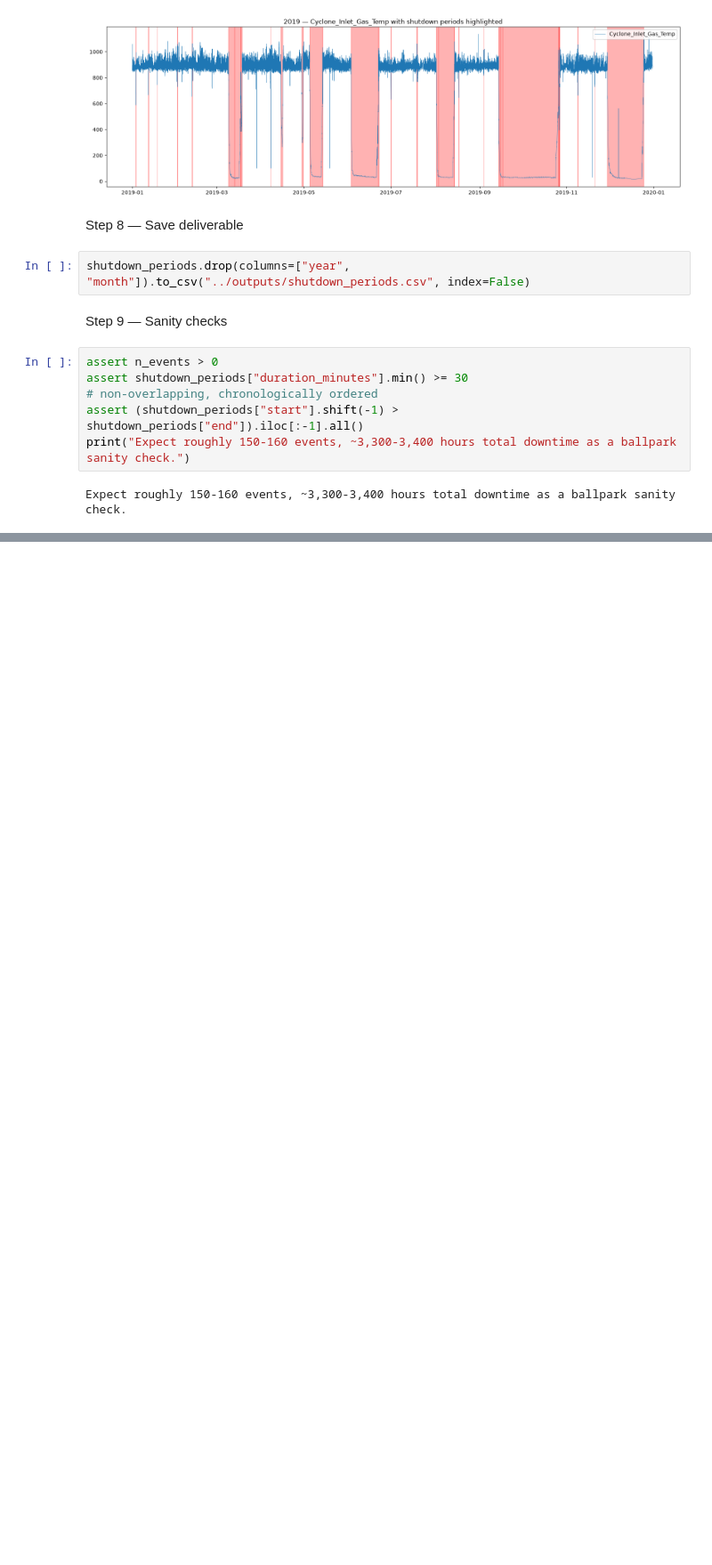
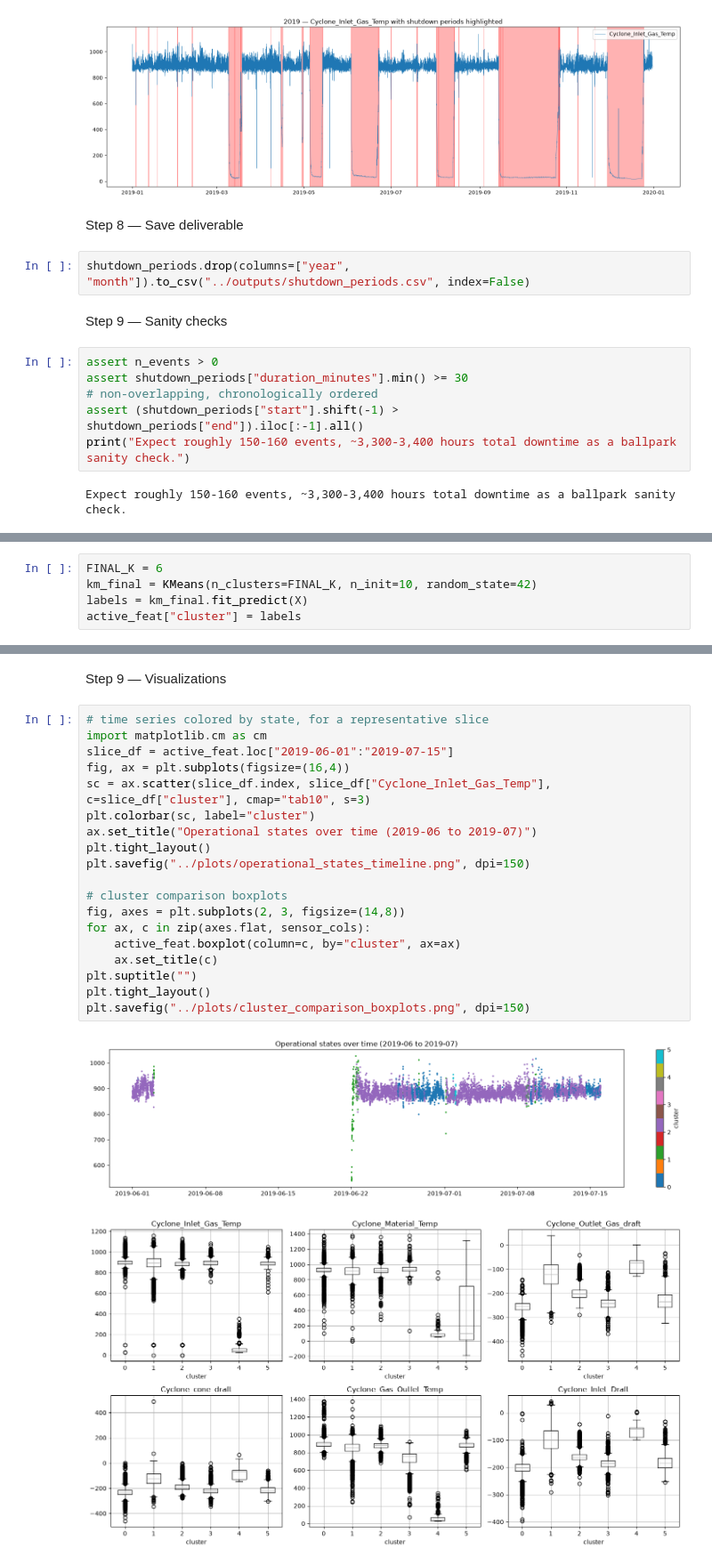
Before and after one commit to sripilla/cyclone-sensor-rag-system, a Jupyter notebook: Task1/notebooks/task1_analysis.ipynb, the cells around one changed output, grey strips where cells are left out. Shown at 89% size. Cells and saved outputs as stored; diff of their text form; blank space fills up the shorter version.

```diff
--- a/Task1/notebooks/task1_analysis.ipynb
+++ b/Task1/notebooks/task1_analysis.ipynb
@@ -325,0 +398,5 @@ Expect roughly 150-160 events, ~3,300-3,400 hours total downtime as a ballpark s
+# %%
+FINAL_K = 6
+km_final = KMeans(n_clusters=FINAL_K, n_init=10, random_state=42)
+labels = km_final.fit_predict(X)
+active_feat["cluster"] = labels
@@ -325,0 +466,24 @@ Expect roughly 150-160 events, ~3,300-3,400 hours total downtime as a ballpark s
+# %% [markdown]
+Step 9 — Visualizations
+# %%
+# time series colored by state, for a representative slice
+import matplotlib.cm as cm
+slice_df = active_feat.loc["2019-06-01":"2019-07-15"]
+fig, ax = plt.subplots(figsize=(16,4))
+sc = ax.scatter(slice_df.index, slice_df["Cyclone_Inlet_Gas_Temp"], c=slice_df["cluster"], cmap="tab10", s=3)
+plt.colorbar(sc, label="cluster")
+ax.set_title("Operational states over time (2019-06 to 2019-07)")
+plt.tight_layout()
+plt.savefig("../plots/operational_states_timeline.png", dpi=150)
+
+# cluster comparison boxplots
+fig, axes = plt.subplots(2, 3, figsize=(14,8))
+for ax, c in zip(axes.flat, sensor_cols):
+    active_feat.boxplot(column=c, by="cluster", ax=ax)
+    ax.set_title(c)
+plt.suptitle("")
+plt.tight_layout()
+plt.savefig("../plots/cluster_comparison_boxplots.png", dpi=150)
+# %% [output]
+[figure, added]
+[figure, added]
```
Also changed, not shown: parts of 16 cells of this notebook, 5 other files.
